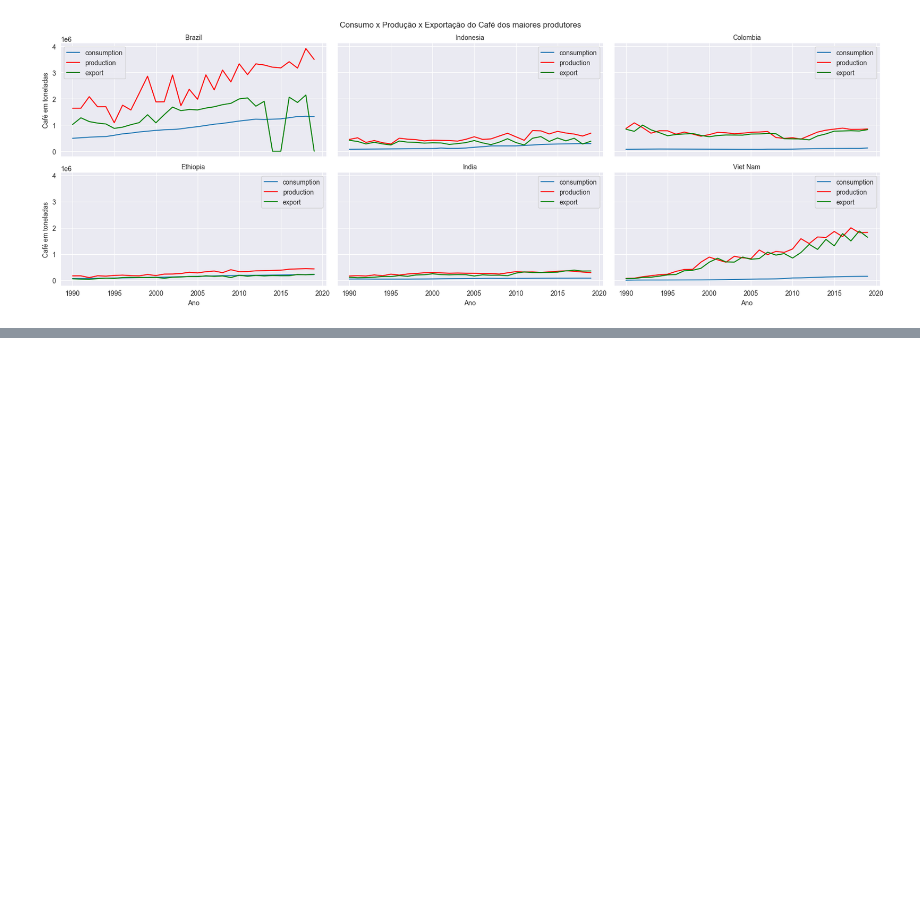
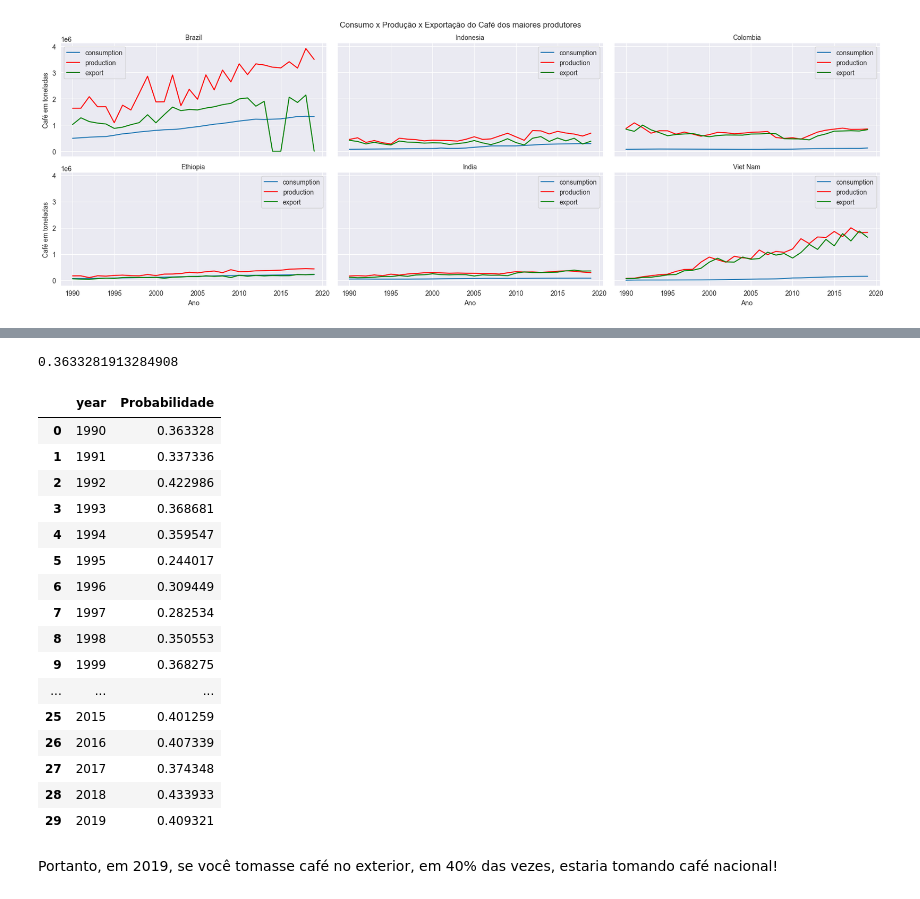
Before and after one commit to fea-dev-usp/Dia-Nacional-do-Cafe, a Jupyter notebook: coffee/app.ipynb, the cells around one changed output, grey strips where cells are left out. Saved outputs shown, nothing was run; the diff lists cells and outputs as text; code cells hidden in the pictures; blank space fills up the shorter version.

```diff
--- a/coffee/app.ipynb
+++ b/coffee/app.ipynb
@@ -307 +330,32 @@ print(f"{producao_mundial["br_prod_ratio"].mean():.2%}")
+# %%
+# Se ele é brasileiro (B=1)
+P1990 = (0.579686 * 0.292674)/(0.579686 * 0.292674 + 0.420314 * 0.707326)
+P1990 # Ou seja, em 1990, você estando em outro país teria mais de 35% de chance de tomar nosso café.
+# %% [output]
+0.3633281913284908
+# %%
+# Generalizando para qualquer ano:
+probs = pd.DataFrame(producao_mundial["year"], columns=["year"])
+probs["Probabilidade"] = ((1-producao_mundial["br_cons_ratio"]) * producao_mundial["br_prod_ratio"])/((1-producao_mundial["br_cons_ratio"]) * producao_mundial["br_prod_ratio"] + producao_mundial["br_cons_ratio"] * (1-producao_mundial["br_prod_ratio"]))
+probs
+# %% [output]
+|  | year | Probabilidade |
+| 0 | 1990 | 0.363328 |
+| 1 | 1991 | 0.337336 |
+| 2 | 1992 | 0.422986 |
+| 3 | 1993 | 0.368681 |
+| 4 | 1994 | 0.359547 |
+| 5 | 1995 | 0.244017 |
+| 6 | 1996 | 0.309449 |
+| 7 | 1997 | 0.282534 |
+| 8 | 1998 | 0.350553 |
+| 9 | 1999 | 0.368275 |
+| ... | ... | ... |
+| 25 | 2015 | 0.401259 |
+| 26 | 2016 | 0.407339 |
+| 27 | 2017 | 0.374348 |
+| 28 | 2018 | 0.433933 |
+| 29 | 2019 | 0.409321 |
+# %% [markdown]
+Portanto, em 2019, se você tomasse café no exterior, em 40% das vezes, estaria tomando café nacional!
 # %% [markdown]
```
Also changed, not shown: parts of 24 cells of this notebook.
